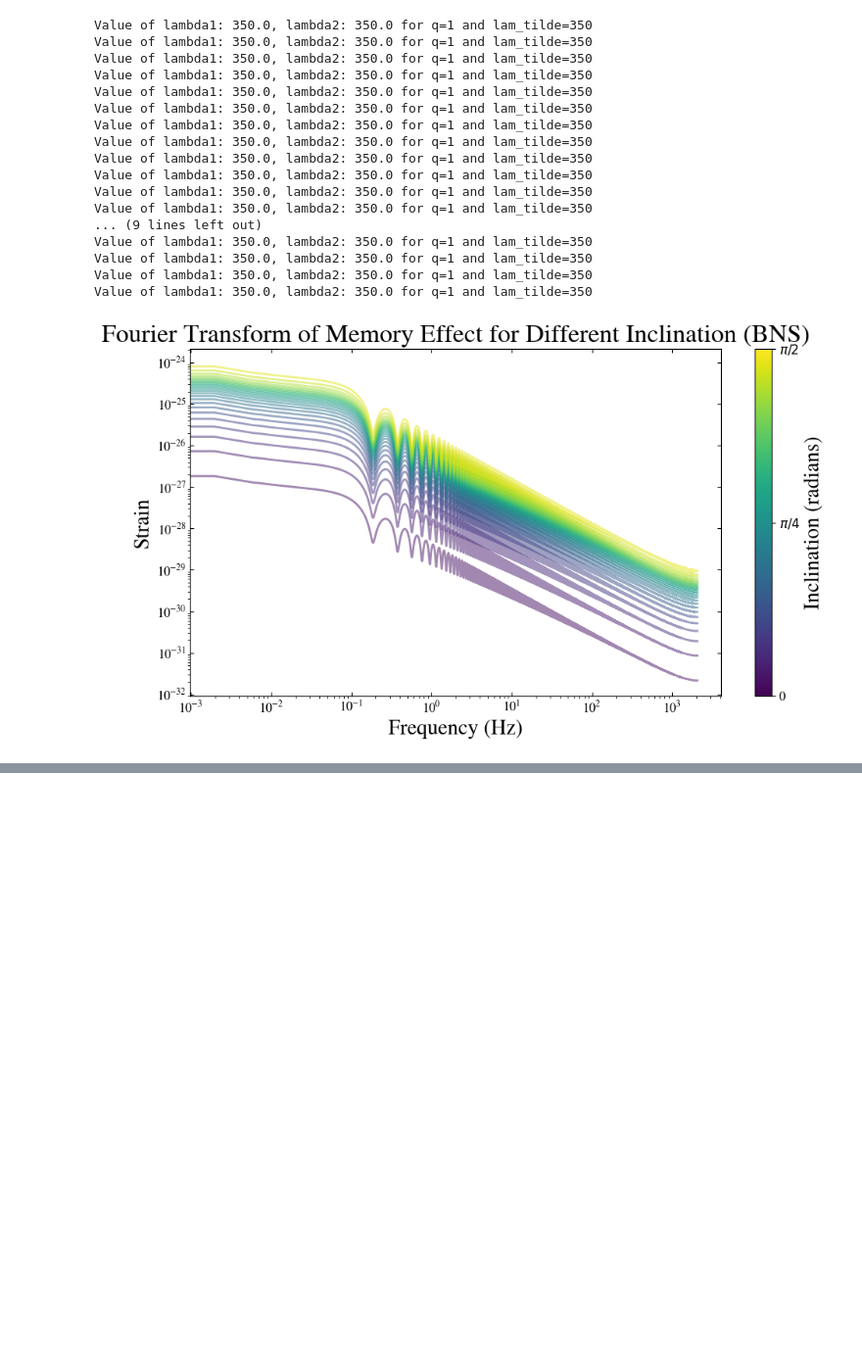
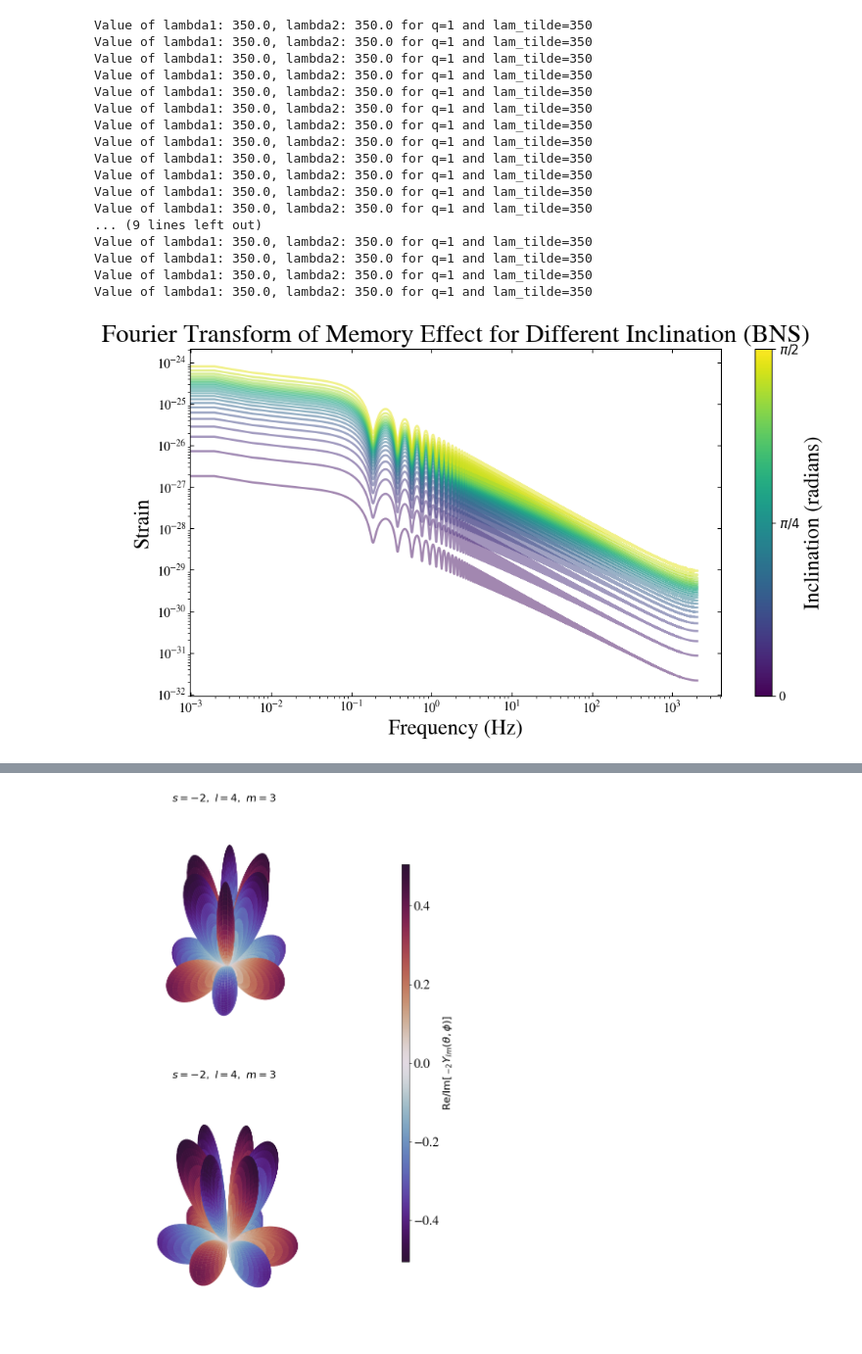
Before and after one commit to ThomasBastro/Memory_effect, a Jupyter notebook: Illustrations/Illustrations.ipynb, the cells around one changed output, grey strips where cells are left out. Shown at 98% size. Cells and saved outputs as stored; diff of their text form; code cells hidden in the pictures; blank space fills up the shorter version.

```diff
--- a/Illustrations/Illustrations.ipynb
+++ b/Illustrations/Illustrations.ipynb
@@ -556,0 +641,58 @@ Value of lambda1: 350.0, lambda2: 350.0 for q=1 and lam_tilde=350
+# %%
+# General parameters
+N = 250  # number of points in theta and phi
+theta = np.linspace(0, np.pi, N)
+phi = np.linspace(0, 2*np.pi, N)
+theta_grid, phi_grid = np.meshgrid(theta, phi)
+
+# Choose a single combination
+s = -2  # spin weight
+l = 4   # l value
+m = 3 # m value
+
+# Compute sYlm on the grid
+Y = np.vectorize(sYlm, otypes=[complex])(s, l, m, theta_grid, phi_grid)
+
+# Prepare colormap normalization
+val_re = np.real(Y)
+val_im = np.imag(Y)
+vmin = min(np.min(val_re), np.min(val_im))
+vmax = max(np.max(val_re), np.max(val_im))
+norm = mpl.colors.Normalize(vmin=vmin, vmax=vmax)
+cmap = cm.twilight_shifted
+
+fig, axes = plt.subplots(2, 1, figsize=(8, 12), subplot_kw={'projection': '3d'})
+
+# Real part
+R_re = np.abs(val_re)
+X = R_re * np.sin(theta_grid) * np.cos(phi_grid)
+Yc = R_re * np.sin(theta_grid) * np.sin(phi_grid)
+Z = R_re * np.cos(theta_grid)
+facecolors_re = cmap(norm(val_re))
+axes[0].plot_surface(X, Yc, Z, facecolors=facecolors_re, rstride=2, cstride=2, linewidth=0, antialiased=True, shade=False)
+axes[0].set_title(f"$s={s},\\ l={l},\\ m={m}$", fontsize=16)
+axes[0].set_axis_off()
+axes[0].set_box_aspect([1,1,1])
+
+# Imaginary part
+R_im = np.abs(val_im)
+X = R_im * np.sin(theta_grid) * np.cos(phi_grid)
+Yc = R_im * np.sin(theta_grid) * np.sin(phi_grid)
+Z = R_im * np.cos(theta_grid)
+facecolors_im = cmap(norm(val_im))
+axes[1].plot_surface(X, Yc, Z, facecolors=facecolors_im, rstride=2, cstride=2, linewidth=0, antialiased=True, shade=False)
+axes[1].set_title(f"$s={s},\\ l={l},\\ m={m}$", fontsize=16)
+axes[1].set_axis_off()
+axes[1].set_box_aspect([1,1,1])
+
+# Colorbar
+fig.subplots_adjust(right=0.88)
+cbar_ax = fig.add_axes([0.91, 0.15, 0.02, 0.7])
+sm = cm.ScalarMappable(cmap=cmap, norm=norm)
+cbar = fig.colorbar(sm, cax=cbar_ax)
+cbar.set_label(r"$\mathrm{Re}/\mathrm{Im}[\,_{-2}Y_{lm}(\theta,\phi)]$", fontsize=16)
+
+plt.tight_layout(rect=[0, 0, 0.88, 1])
+plt.show()
+# %% [output]
+[figure, added]
```
Also changed, not shown: parts of 2 cells of this notebook, 7 other files.
